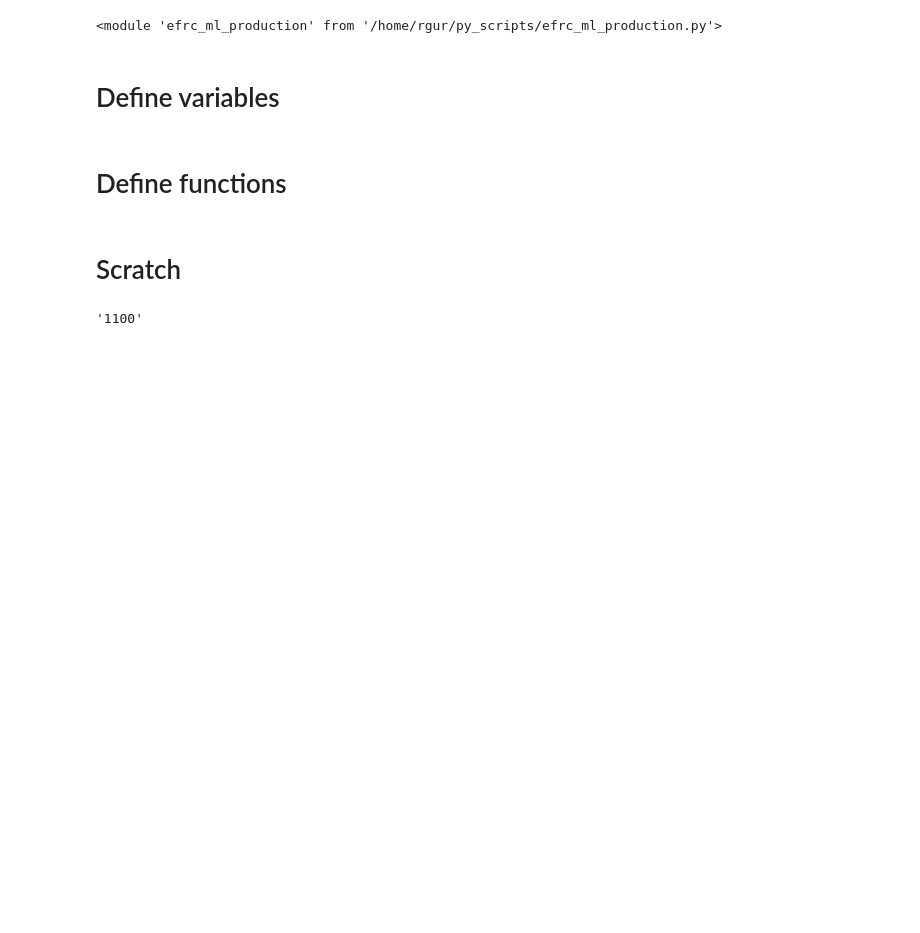
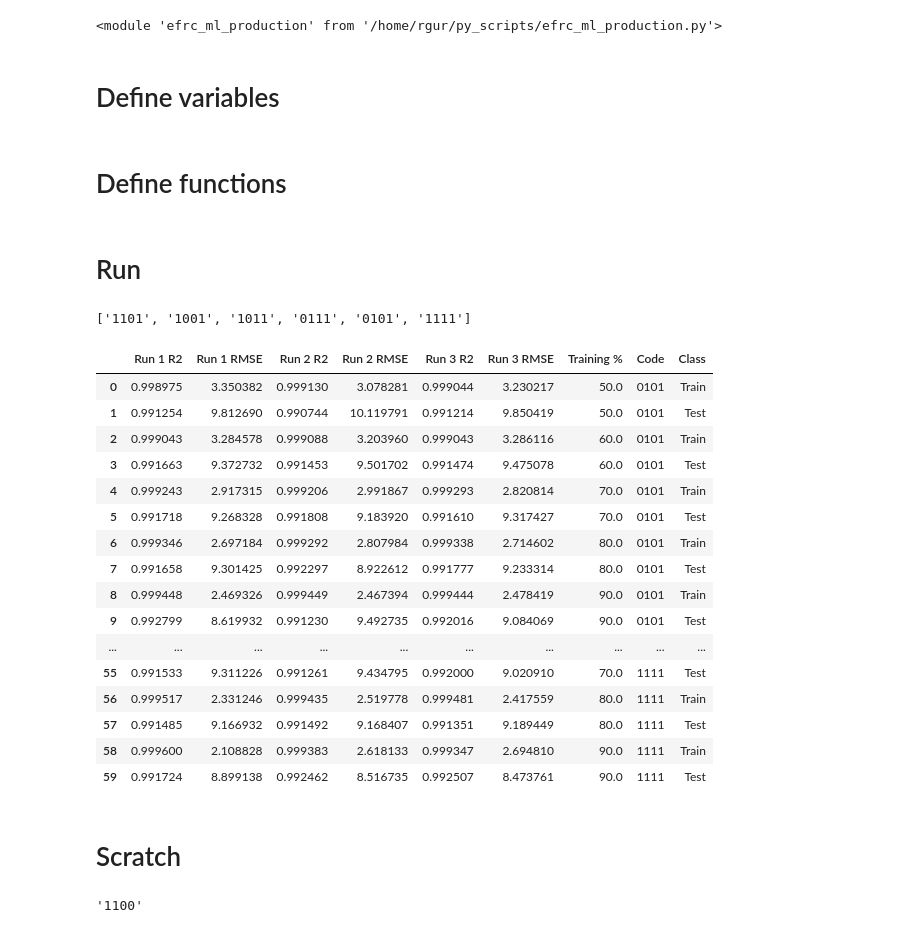
Before and after one commit to rishigurnani/hMOFs-Snurr, a Jupyter notebook: plot_results.ipynb, the cells around one changed output. Cells and saved outputs as stored; diff of their text form; code cells hidden in the pictures; blank space fills up the shorter version.

Commit message:
saving plot_results.ipynb

```diff
--- a/plot_results.ipynb
+++ b/plot_results.ipynb
@@ -264,6 +264,41 @@ def plot_results(df, title='Learning Curve', good_codes=None, score_name='RMSE',
     axes.legend(loc="best")
 
     return plt
+# %% [markdown]
+# Run
+# %%
+#GOOD_CODES = ['1010', '1000']
+GOOD_TIME = ['08_37PM_on_April_18_2020']
+
+results_df = getResultsDf(good_codes=None, good_time=GOOD_TIME, fix_preds=True, include_geo=True, stacked=False)
+
+results_df
+
+%matplotlib inline
+
+plot_results(results_df)
+# %% [output]
+['1101', '1001', '1011', '0111', '0101', '1111']
+# %%
+results_df
+# %% [output]
+|  | Run 1 R2 | Run 1 RMSE | Run 2 R2 | Run 2 RMSE | Run 3 R2 | Run 3 RMSE | Training % | Code | Class |
+| 0 | 0.998975 | 3.350382 | 0.999130 | 3.078281 | 0.999044 | 3.230217 | 50.0 | 0101 | Train |
+| 1 | 0.991254 | 9.812690 | 0.990744 | 10.119791 | 0.991214 | 9.850419 | 50.0 | 0101 | Test |
+| 2 | 0.999043 | 3.284578 | 0.999088 | 3.203960 | 0.999043 | 3.286116 | 60.0 | 0101 | Train |
+| 3 | 0.991663 | 9.372732 | 0.991453 | 9.501702 | 0.991474 | 9.475078 | 60.0 | 0101 | Test |
+| 4 | 0.999243 | 2.917315 | 0.999206 | 2.991867 | 0.999293 | 2.820814 | 70.0 | 0101 | Train |
+| 5 | 0.991718 | 9.268328 | 0.991808 | 9.183920 | 0.991610 | 9.317427 | 70.0 | 0101 | Test |
+| 6 | 0.999346 | 2.697184 | 0.999292 | 2.807984 | 0.999338 | 2.714602 | 80.0 | 0101 | Train |
+| 7 | 0.991658 | 9.301425 | 0.992297 | 8.922612 | 0.991777 | 9.233314 | 80.0 | 0101 | Test |
+| 8 | 0.999448 | 2.469326 | 0.999449 | 2.467394 | 0.999444 | 2.478419 | 90.0 | 0101 | Train |
+| 9 | 0.992799 | 8.619932 | 0.991230 | 9.492735 | 0.992016 | 9.084069 | 90.0 | 0101 | Test |
+| ... | ... | ... | ... | ... | ... | ... | ... | ... | ... |
+| 55 | 0.991533 | 9.311226 | 0.991261 | 9.434795 | 0.992000 | 9.020910 | 70.0 | 1111 | Test |
+| 56 | 0.999517 | 2.331246 | 0.999435 | 2.519778 | 0.999481 | 2.417559 | 80.0 | 1111 | Train |
+| 57 | 0.991485 | 9.166932 | 0.991492 | 9.168407 | 0.991351 | 9.189449 | 80.0 | 1111 | Test |
+| 58 | 0.999600 | 2.108828 | 0.999383 | 2.618133 | 0.999347 | 2.694810 | 90.0 | 1111 | Train |
+| 59 | 0.991724 | 8.899138 | 0.992462 | 8.516735 | 0.992507 | 8.473761 | 90.0 | 1111 | Test |
 # %% [markdown]
 # Scratch
 # %%
```
Also changed, not shown: parts of 6 cells of this notebook, 1 other file.
